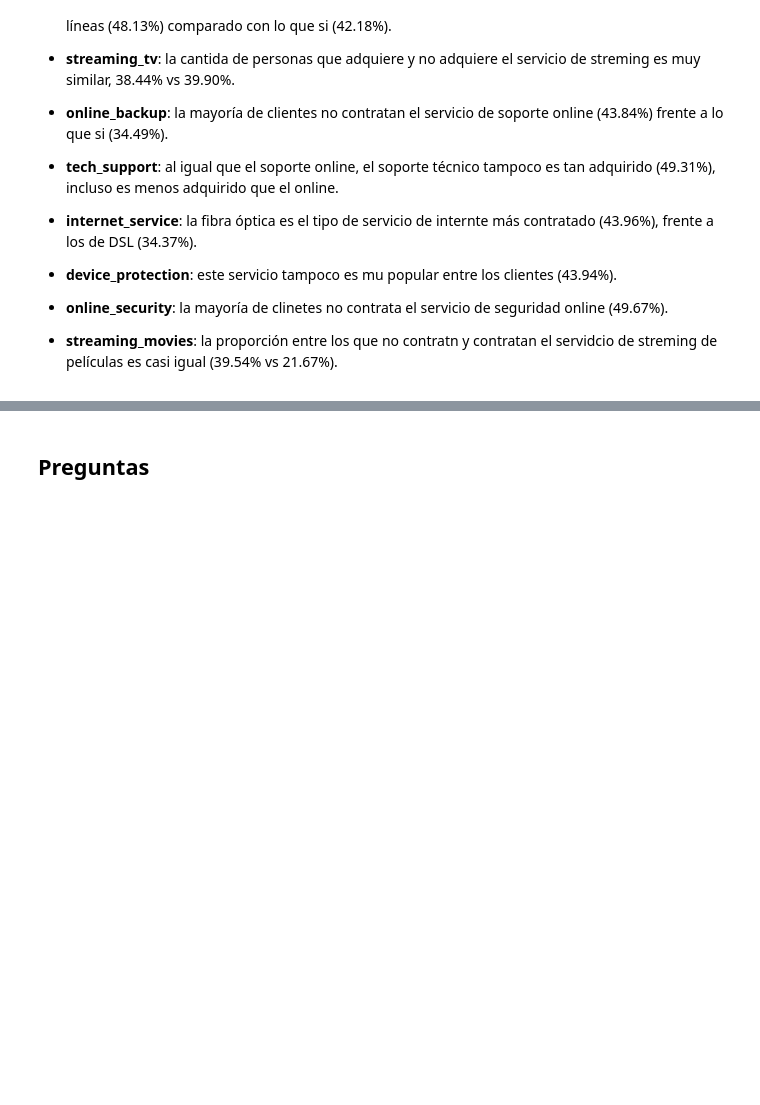
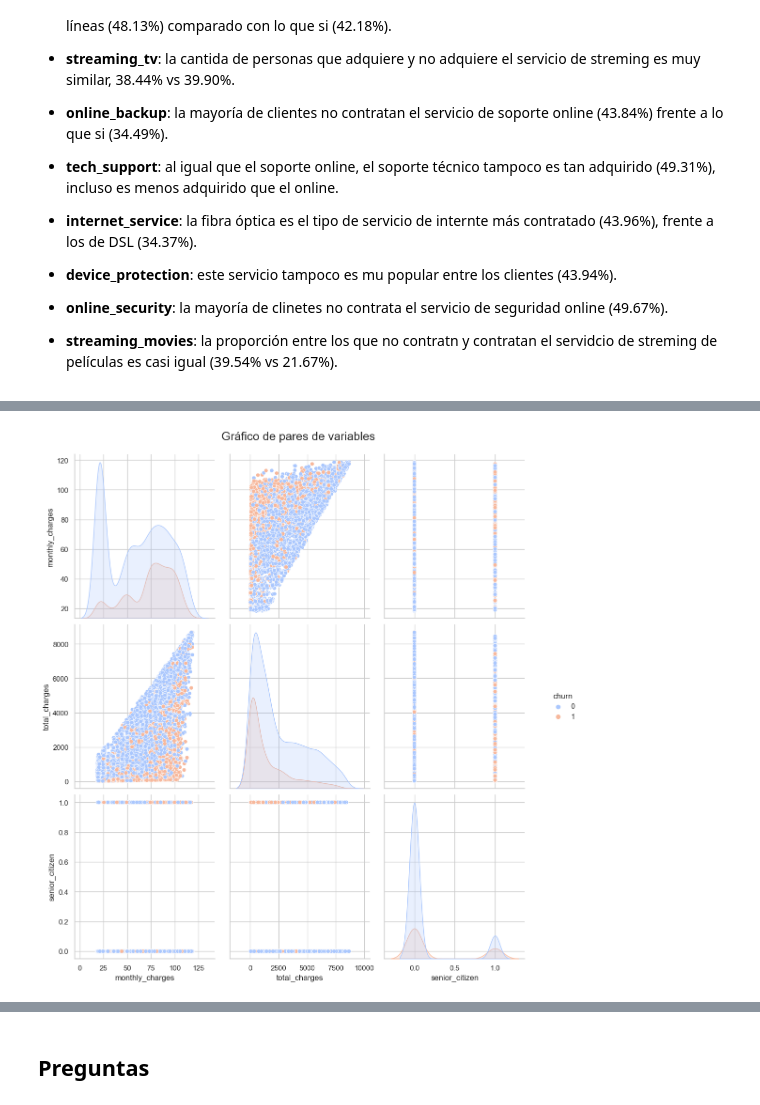
Before and after one commit to RicardoFW16/final_project, a Jupyter notebook: analisis_exploratorio.ipynb, the cells around one changed output, grey strips where cells are left out. Cells and saved outputs as stored; diff of their text form; code cells hidden in the pictures; blank space fills up the shorter version.

```diff
--- a/analisis_exploratorio.ipynb
+++ b/analisis_exploratorio.ipynb
@@ -620,0 +657,24 @@ Name: proportion, dtype: float64
+# %%
+# Establecer el estilo del gráfico
+sns.set(style="whitegrid")
+
+# Crear el gráfico de pares
+g = sns.pairplot(df, kind='scatter', diag_kind='kde',
+                 hue='churn', # Cambia 'alguna_columna_categorica' por una columna categórica real de tu df si la tienes
+                 palette='coolwarm')
+
+# Establecer el tamaño del gráfico
+g.fig.set_size_inches(12, 12)
+
+# Agregar un título general
+g.fig.suptitle('Gráfico de pares de variables', y=1.02, fontsize=18)
+
+# Mejorar las etiquetas de los ejes (si lo deseas)
+for ax in g.axes.flat:
+    ax.set_xlabel(ax.get_xlabel(), fontsize=12)
+    ax.set_ylabel(ax.get_ylabel(), fontsize=12)
+
+# Mostrar el gráfico
+plt.show()
+# %% [output]
+[figure, added]
```
Also changed, not shown: parts of 12 cells of this notebook.
